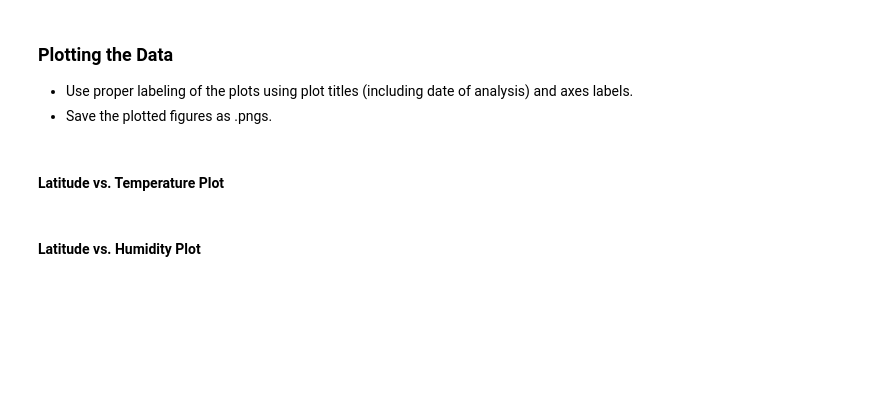
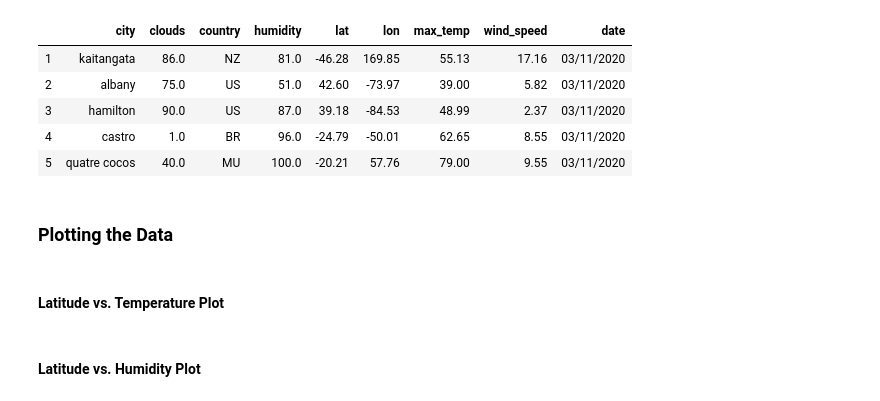
Before and after one commit to linmck/python-api-challenge, a Jupyter notebook: WeatherPy/WeatherPy_LAM.ipynb, the cells around one changed output. Drawn from its saved outputs; the diff is of its cells as text; code cells hidden in the pictures; blank space fills up the shorter version.

Commit message:
Updated dataframe to remove all NaN rows

```diff
--- a/WeatherPy/WeatherPy_LAM.ipynb
+++ b/WeatherPy/WeatherPy_LAM.ipynb
@@ -126,2 +156,18 @@ weather_data.head()
+# %%
+#Convert NaN from string to float
+nan_value = float("NaN")
+weather_data.replace("NaN", nan_value, inplace=True)
+
+#Remove all NaN rows
+weather_data_final = weather_data.dropna()
+#Preview dataframe
+weather_data_final.head()
+# %% [output]
+|  | city | clouds | country | humidity | lat | lon | max_temp | wind_speed | date |
+| 1 | kaitangata | 86.0 | NZ | 81.0 | -46.28 | 169.85 | 55.13 | 17.16 | 03/11/2020 |
+| 2 | albany | 75.0 | US | 51.0 | 42.60 | -73.97 | 39.00 | 5.82 | 03/11/2020 |
+| 3 | hamilton | 90.0 | US | 87.0 | 39.18 | -84.53 | 48.99 | 2.37 | 03/11/2020 |
+| 4 | castro | 1.0 | BR | 96.0 | -24.79 | -50.01 | 62.65 | 8.55 | 03/11/2020 |
+| 5 | quatre cocos | 40.0 | MU | 100.0 | -20.21 | 57.76 | 79.00 | 9.55 | 03/11/2020 |
 # %%
 #Save dataframe to csv
@@ -129,7 +175,5 @@ weather_data.to_csv(r"Results/weather_data.csv")
-# %% [markdown]
-### Plotting the Data
-* Use proper labeling of the plots using plot titles (including date of analysis) and axes labels.
-* Save the plotted figures as .pngs.
+# %% [markdown]
+### Plotting the Data
 # %% [markdown]
 #### Latitude vs. Temperature Plot
 # %%
```
Also changed, not shown: parts of 9 cells of this notebook.
